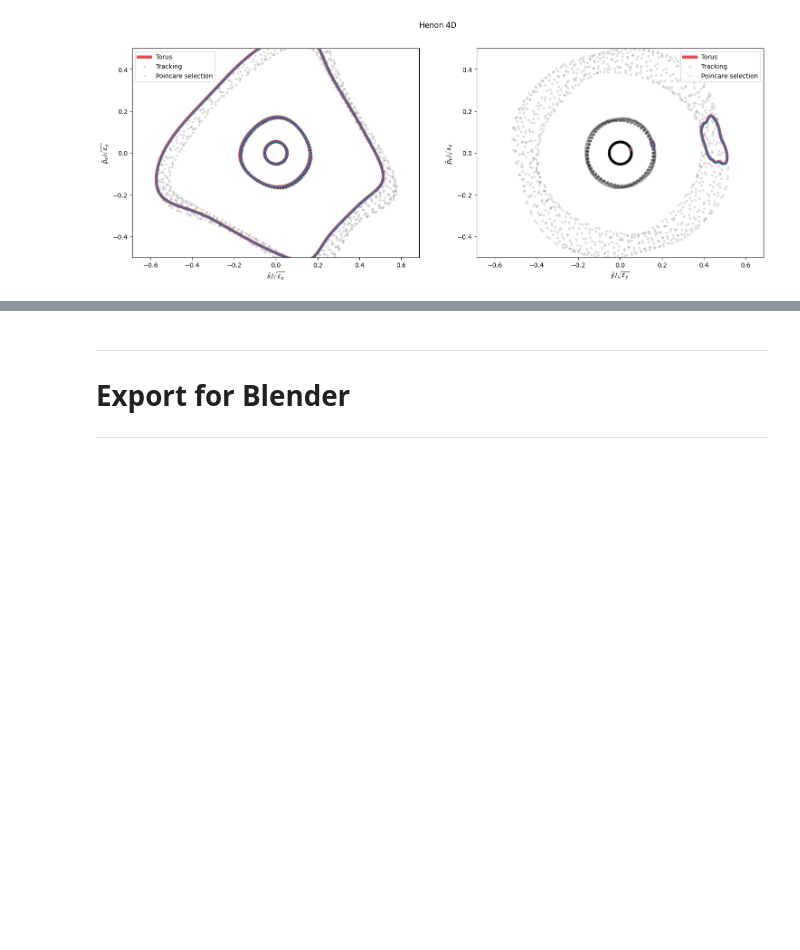
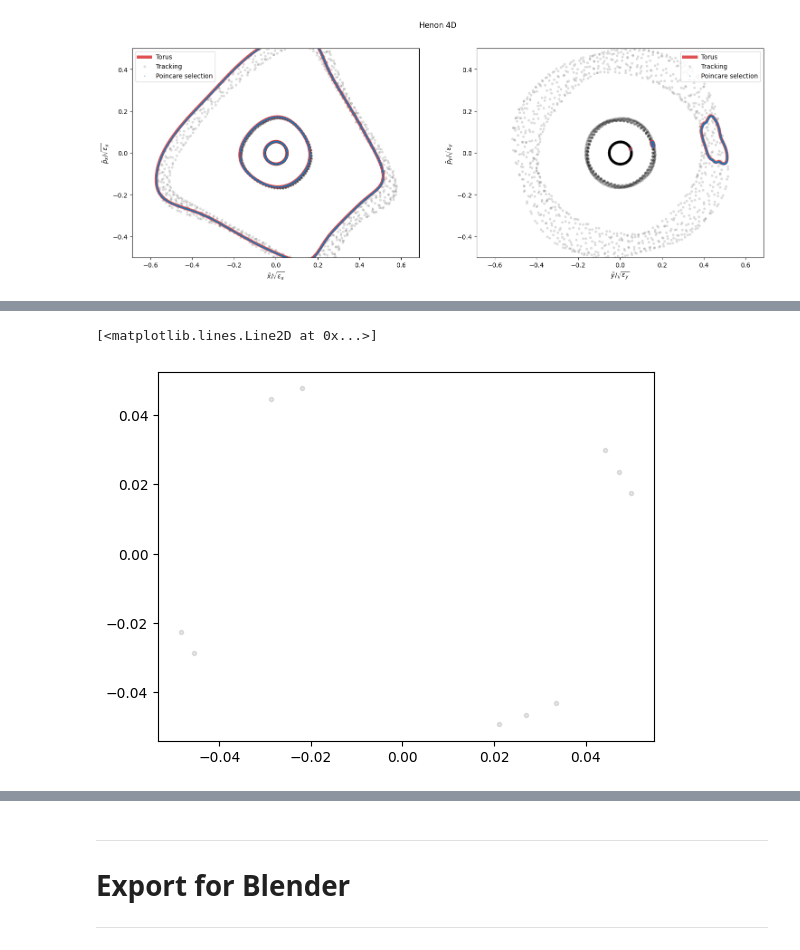
Before and after one commit to pbelange/pytori, a Jupyter notebook: examples/henon4D/000_make_data.ipynb, the cells around one changed output, grey strips where cells are left out. Cells and saved outputs as stored; diff of their text form; code cells hidden in the pictures; blank space fills up the shorter version.

```diff
--- a/examples/henon4D/000_make_data.ipynb
+++ b/examples/henon4D/000_make_data.ipynb
@@ -96,13 +96,22 @@ for p_idx,part in enumerate(particles):
         # plt.plot(np.sqrt(Ix)/2*np.cos(theta_vec),np.sqrt(Ix)/2*np.sin(theta_vec),'-',lw=5,color='k',alpha=0.8,zorder=-10)
 
 
-    # SAVE
-    #===============================
-    main_mesh = mytorus.to_mesh('x',num_angles=200,num_slices=100,r_forced=5)
-    main_mesh.meta['x-px'] = [[_x,_px,0] for _x,_px in zip(part['x'][:1000],part['px'][:1000])]
-    # main_mesh.meta['x-px'] = [[_x,_px,0] for _x,_px in zip(part['x'][:1000],part['px'][:1000])]
-    main_mesh.to_json(f'data/TORUS_{str(p_idx+1).zfill(3)}_X.json')
-    #===============================
+    # # SAVE
+    # #===============================
+    # mesh = mytorus.to_mesh('x',num_angles=500,num_slices=200,r_forced=3,scale_transverse=0.97)
+    # mesh['main'].meta['x-px'] = [[_x,_px,0] for _x,_px in zip(part['x'][:1000],part['px'][:1000])]
+    # mesh['sec'].meta['x-px']  = [[_x,_px,0] for _x,_px in zip(part['y'][:1000],part['py'][:1000])]
+
+    # main_path,sec_path = mytorus.draw_path('x',Qx=fundamental_tunes[0],Qy=fundamental_tunes[1],N = np.arange(1000),r_forced=3)
+    # mesh['main'].meta['draw_path'] = main_path
+    # mesh['sec'].meta['draw_path'] = sec_path
+    # # main_mesh.meta['x-px'] = [[_x,_px,0] for _x,_px in zip(part['x'][:1000],part['px'][:1000])]
+
+
+    # # main_mesh.meta['x-px'] = [[_x,_px,0] for _x,_px in zip(part['x'][:1000],part['px'][:1000])]
+    # mesh['main'].to_json(f'data/TORUS_{str(p_idx+1).zfill(3)}_X.json')
+    # mesh['sec'].to_json(f'data/TORUS_{str(p_idx+1).zfill(3)}_X_coupling.json')
+    # #===============================
 
 # Adding labels
 for plane,ax in zip(['x','y','zeta'],axes):
@@ -153,0 +214,18 @@ array([ 5.00000000e-02,  2.10448060e-02, -4.84411195e-02, -2.19789594e-02,
+# %%
+N = np.arange(10)
+Qx = fundamental_tunes[0]
+Qy = fundamental_tunes[1]
+
+Thetax = 2*np.pi*Qx*N
+Thetay = 2*np.pi*Qy*N
+
+main = [mytorus.projection('x',Thetax[[i]],Thetay[[i]],r_forced=3)[0][0,0] for i in range(len(N))]
+
+
+plt.figure()
+plane = 'x'
+plt.plot(part[plane][:10],part[f'p{plane}'][:10],'.',color='k',alpha=0.1,zorder=-20)
+plt.plot()
+# %% [output]
+[<matplotlib.lines.Line2D at 0x...>]
+[figure, added]
```
Also changed, not shown: parts of 23 cells of this notebook, 3 other files.
